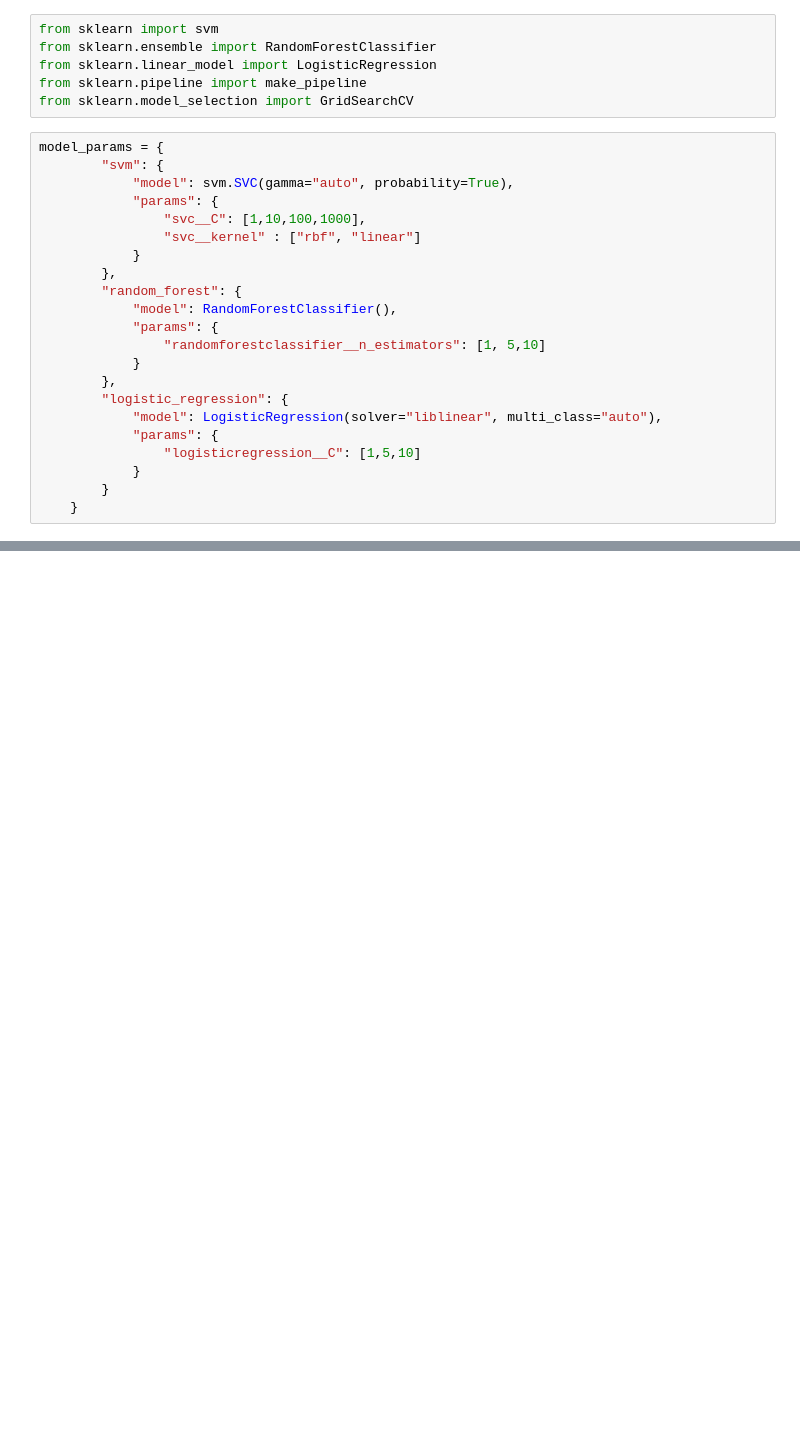
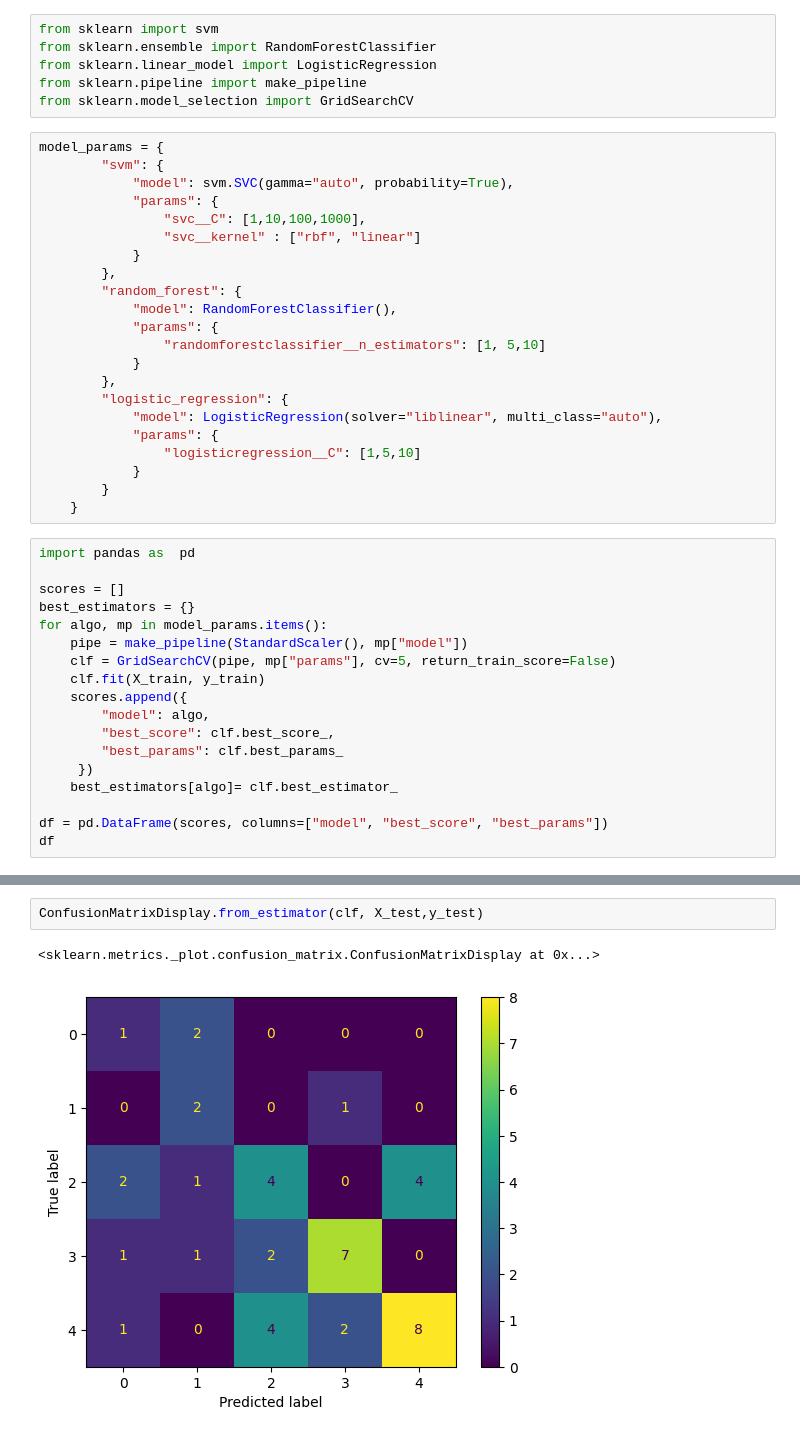
Before and after one commit to betoyoglu/celebrity-image-classification, a Jupyter notebook: model.ipynb, the cells around one changed output, grey strips where cells are left out. Drawn from its saved outputs; the diff is of its cells as text; blank space fills up the shorter version.

Commit message:
update
model oluştu.

```diff
--- a/model.ipynb
+++ b/model.ipynb
@@ -343,3 +343,21 @@ model_params = {
             }
         }
     }
+# %%
+import pandas as  pd
+
+scores = []
+best_estimators = {}
+for algo, mp in model_params.items():
+    pipe = make_pipeline(StandardScaler(), mp["model"])
+    clf = GridSearchCV(pipe, mp["params"], cv=5, return_train_score=False)
+    clf.fit(X_train, y_train)
+    scores.append({
+        "model": algo,
+        "best_score": clf.best_score_,
+        "best_params": clf.best_params_
+     })
+    best_estimators[algo]= clf.best_estimator_
+
+df = pd.DataFrame(scores, columns=["model", "best_score", "best_params"])
+df
@@ -345,0 +407,5 @@ model_params = {
+# %%
+ConfusionMatrixDisplay.from_estimator(clf, X_test,y_test)
+# %% [output]
+<sklearn.metrics._plot.confusion_matrix.ConfusionMatrixDisplay at 0x...>
+[figure, added]
```
Also changed, not shown: parts of 11 cells of this notebook, 2 other files.
